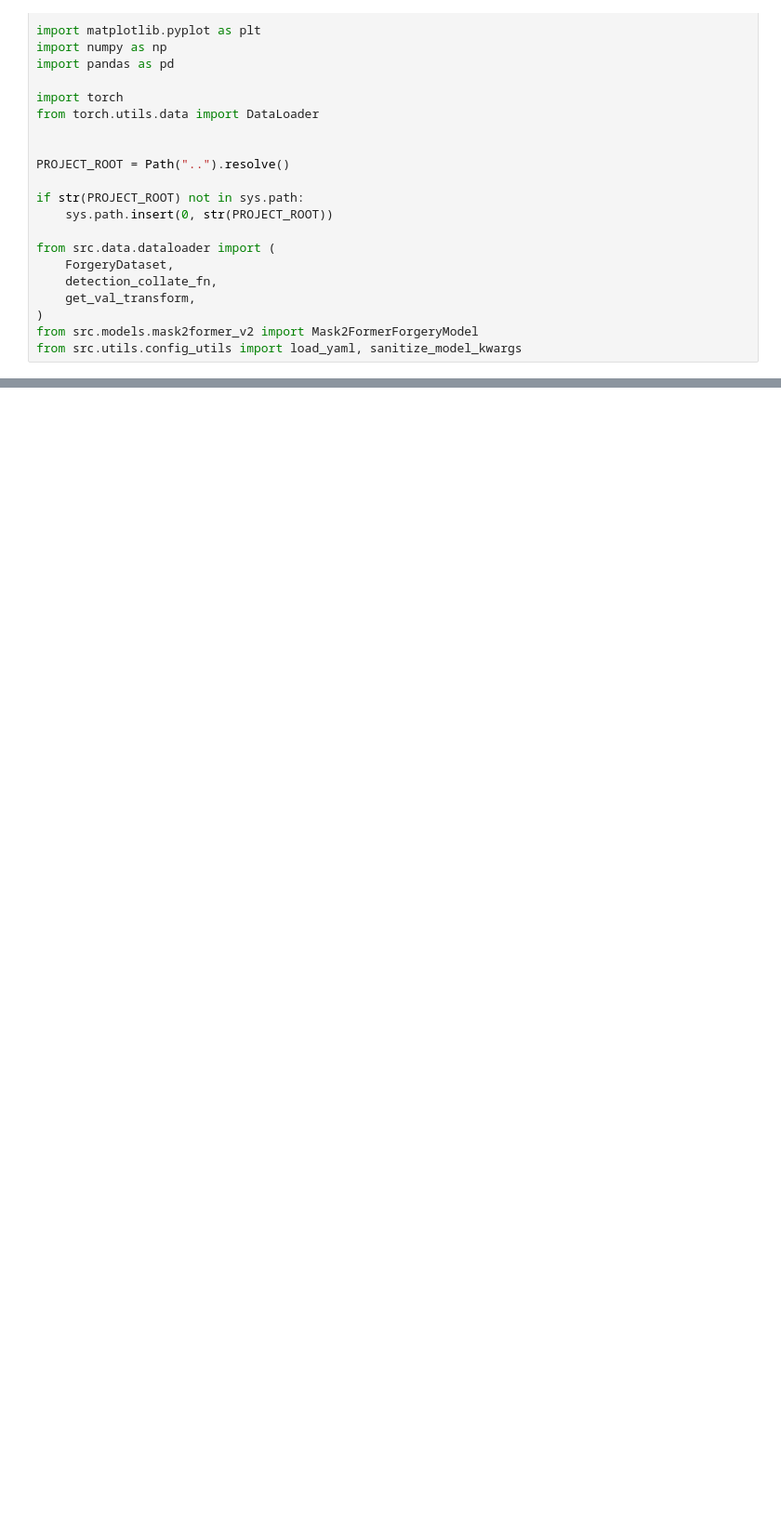
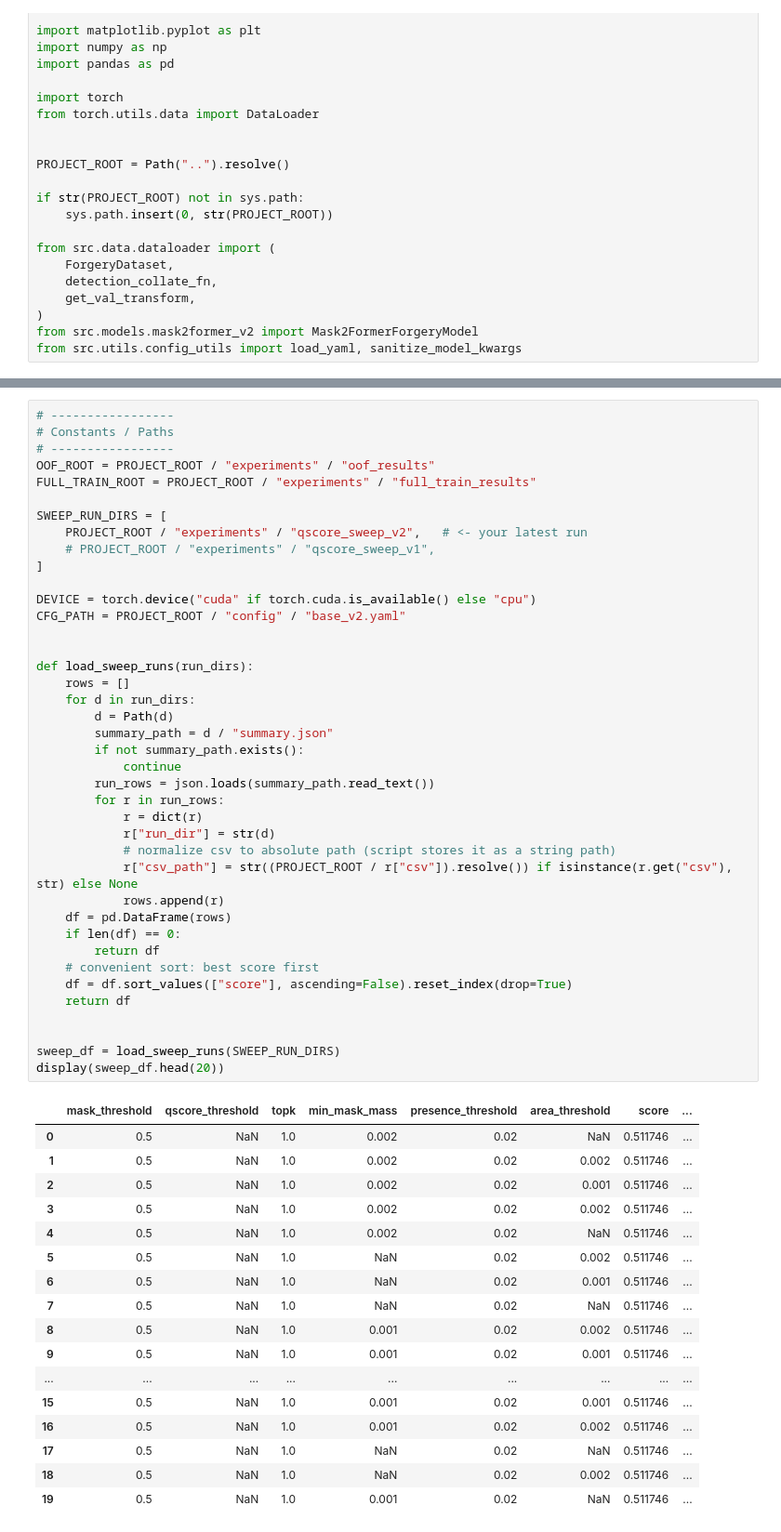
Before and after one commit to piiop/RecodAI_LUC, a Jupyter notebook: notebooks/sweep_analysis.ipynb, the cells around one changed output, grey strips where cells are left out. Shown at 93% size. Drawn from its saved outputs; the diff is of its cells as text; blank space fills up the shorter version.

```diff
--- a/notebooks/sweep_analysis.ipynb
+++ b/notebooks/sweep_analysis.ipynb
@@ -429,0 +29,58 @@ full_full_cls_w2.0 w_mask_cls= 1.0
+# %%
+# -----------------
+# Constants / Paths
+# -----------------
+OOF_ROOT = PROJECT_ROOT / "experiments" / "oof_results"
+FULL_TRAIN_ROOT = PROJECT_ROOT / "experiments" / "full_train_results"
+
+SWEEP_RUN_DIRS = [
+    PROJECT_ROOT / "experiments" / "qscore_sweep_v2",   # <- your latest run
+    # PROJECT_ROOT / "experiments" / "qscore_sweep_v1",
+]
+
+DEVICE = torch.device("cuda" if torch.cuda.is_available() else "cpu")
+CFG_PATH = PROJECT_ROOT / "config" / "base_v2.yaml"
+
+
+def load_sweep_runs(run_dirs):
+    rows = []
+    for d in run_dirs:
+        d = Path(d)
+        summary_path = d / "summary.json"
+        if not summary_path.exists():
+            continue
+        run_rows = json.loads(summary_path.read_text())
+        for r in run_rows:
+            r = dict(r)
+            r["run_dir"] = str(d)
+            # normalize csv to absolute path (script stores it as a string path)
+            r["csv_path"] = str((PROJECT_ROOT / r["csv"]).resolve()) if isinstance(r.get("csv"), str) else None
+            rows.append(r)
+    df = pd.DataFrame(rows)
+    if len(df) == 0:
+        return df
+    # convenient sort: best score first
+    df = df.sort_values(["score"], ascending=False).reset_index(drop=True)
+    return df
+
+
+sweep_df = load_sweep_runs(SWEEP_RUN_DIRS)
+display(sweep_df.head(20))
+# %% [output]
+|  | mask_threshold | qscore_threshold | topk | min_mask_mass | presence_threshold | area_threshold | score | ... |
+| 0 | 0.5 | NaN | 1.0 | 0.002 | 0.02 | NaN | 0.511746 | ... |
+| 1 | 0.5 | NaN | 1.0 | 0.002 | 0.02 | 0.002 | 0.511746 | ... |
+| 2 | 0.5 | NaN | 1.0 | 0.002 | 0.02 | 0.001 | 0.511746 | ... |
+| 3 | 0.5 | NaN | 1.0 | 0.002 | 0.02 | 0.002 | 0.511746 | ... |
+| 4 | 0.5 | NaN | 1.0 | 0.002 | 0.02 | NaN | 0.511746 | ... |
+| 5 | 0.5 | NaN | 1.0 | NaN | 0.02 | 0.002 | 0.511746 | ... |
+| 6 | 0.5 | NaN | 1.0 | NaN | 0.02 | 0.001 | 0.511746 | ... |
+| 7 | 0.5 | NaN | 1.0 | NaN | 0.02 | NaN | 0.511746 | ... |
+| 8 | 0.5 | NaN | 1.0 | 0.001 | 0.02 | 0.002 | 0.511746 | ... |
+| 9 | 0.5 | NaN | 1.0 | 0.001 | 0.02 | 0.001 | 0.511746 | ... |
+| ... | ... | ... | ... | ... | ... | ... | ... | ... |
+| 15 | 0.5 | NaN | 1.0 | 0.001 | 0.02 | 0.001 | 0.511746 | ... |
+| 16 | 0.5 | NaN | 1.0 | 0.001 | 0.02 | 0.002 | 0.511746 | ... |
+| 17 | 0.5 | NaN | 1.0 | NaN | 0.02 | NaN | 0.511746 | ... |
+| 18 | 0.5 | NaN | 1.0 | NaN | 0.02 | 0.002 | 0.511746 | ... |
+| 19 | 0.5 | NaN | 1.0 | 0.001 | 0.02 | NaN | 0.511746 | ... |
```
Also changed, not shown: parts of 10 cells of this notebook, 5 other files.
